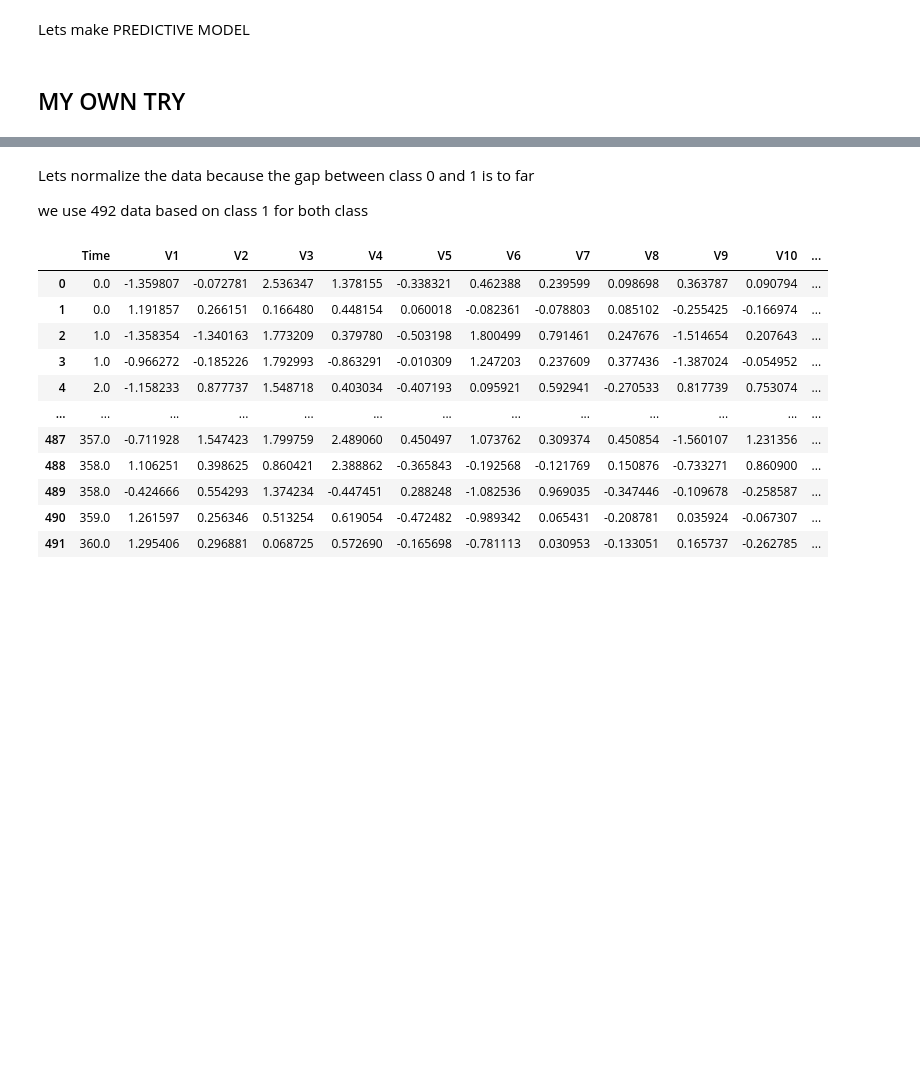
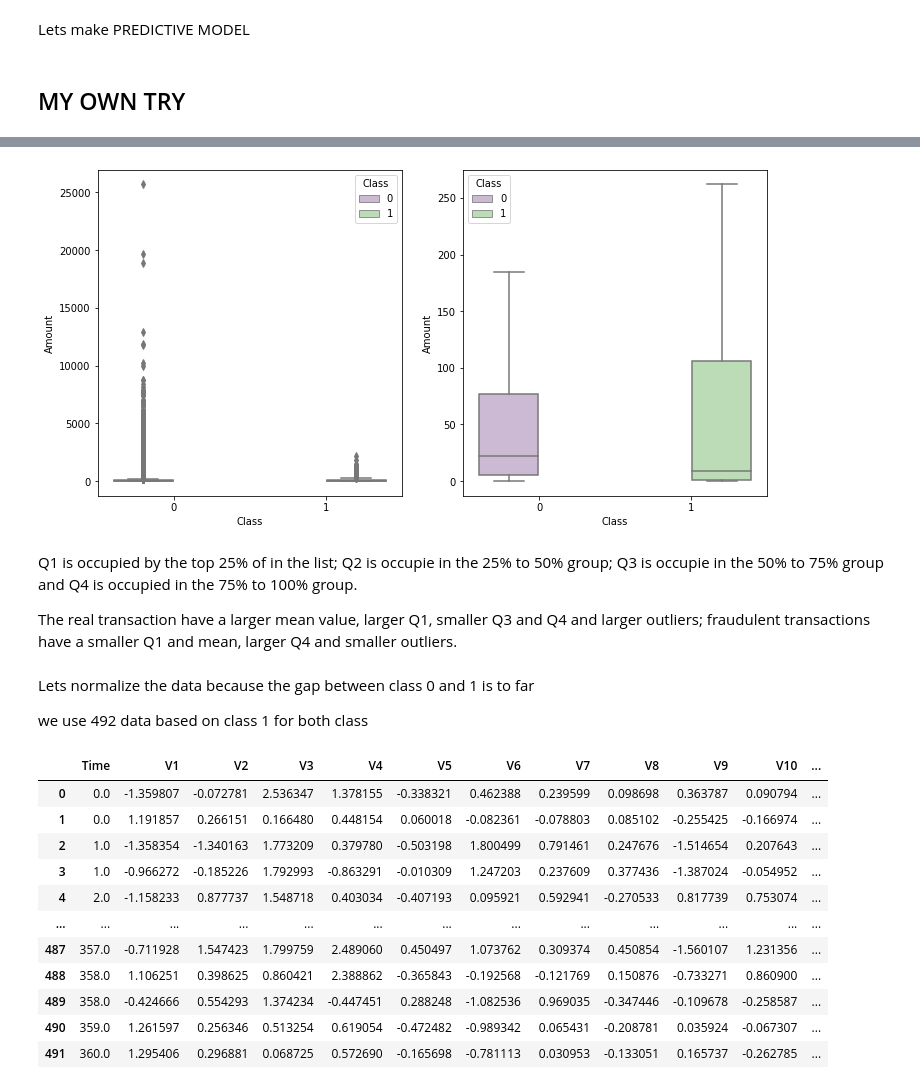
Before and after one commit to wisnuariay21/FraudCreditCard-Python, a Jupyter notebook: CreditFraud.ipynb, the cells around one changed output, grey strips where cells are left out. Saved outputs shown, nothing was run; the diff lists cells and outputs as text; code cells hidden in the pictures; blank space fills up the shorter version.

```diff
--- a/CreditFraud.ipynb
+++ b/CreditFraud.ipynb
@@ -273,3 +271,14 @@ Lets make PREDICTIVE MODEL
+# %%
+fig, (ax1, ax2) = plt.subplots(ncols=2, figsize=(12,6))
+s = sns.boxplot(ax = ax1, x="Class", y="Amount", hue="Class",data=df, palette="PRGn",showfliers=True)
+s = sns.boxplot(ax = ax2, x="Class", y="Amount", hue="Class",data=df, palette="PRGn",showfliers=False)
+plt.show();
+# %% [output]
+[figure, added]
+# %% [markdown]
+Q1 is occupied by the top 25% of in the list; Q2 is occupie in the 25% to 50% group; Q3 is occupie in the 50% to 75% group and Q4 is occupied in the 75% to 100% group.
+
+The real transaction have a larger mean value, larger Q1, smaller Q3 and Q4 and larger outliers; fraudulent transactions have a smaller Q1 and mean, larger Q4 and smaller outliers.
 # %% [markdown]
 Lets normalize the data because the gap between class 0 and 1 is to far
 
```
Also changed, not shown: parts of 12 cells of this notebook.
